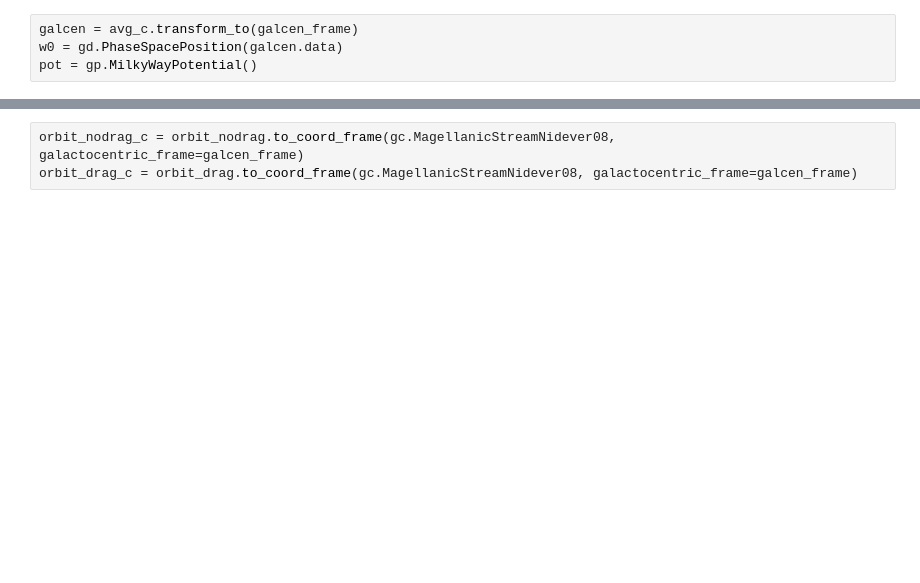
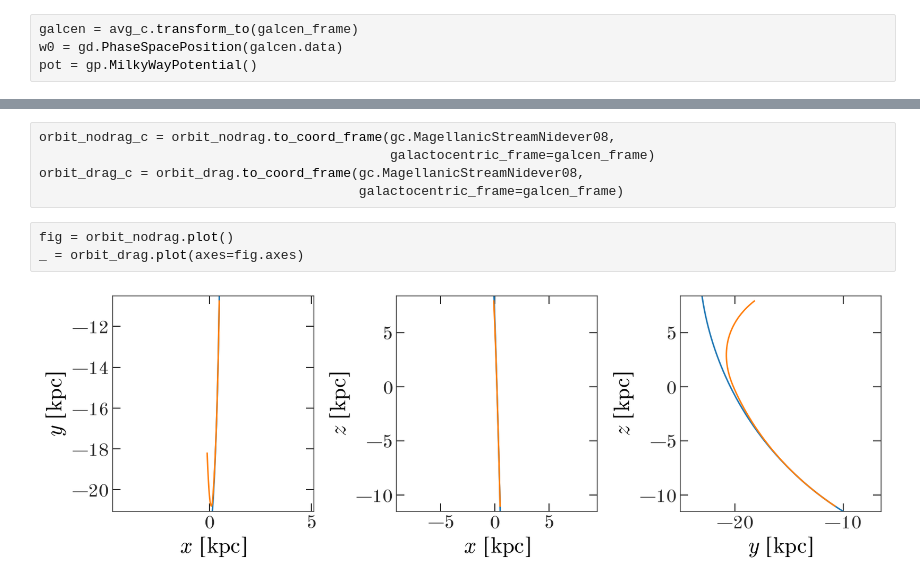
Before and after one commit to adrn/dr2-lmc-cluster, a Jupyter notebook: notebooks/Ram-pressure-orbit.ipynb, the cells around one changed output, grey strips where cells are left out. Cells and saved outputs as stored; diff of their text form; blank space fills up the shorter version.

```diff
--- a/notebooks/Ram-pressure-orbit.ipynb
+++ b/notebooks/Ram-pressure-orbit.ipynb
@@ -130,4 +180,11 @@ Text(0,0.5,'$z$ [kpc]')
 # %%
-orbit_nodrag_c = orbit_nodrag.to_coord_frame(gc.MagellanicStreamNidever08, galactocentric_frame=galcen_frame)
-orbit_drag_c = orbit_drag.to_coord_frame(gc.MagellanicStreamNidever08, galactocentric_frame=galcen_frame)
+orbit_nodrag_c = orbit_nodrag.to_coord_frame(gc.MagellanicStreamNidever08,
+                                             galactocentric_frame=galcen_frame)
+orbit_drag_c = orbit_drag.to_coord_frame(gc.MagellanicStreamNidever08,
+                                         galactocentric_frame=galcen_frame)
+# %%
+fig = orbit_nodrag.plot()
+_ = orbit_drag.plot(axes=fig.axes)
+# %% [output]
+[figure, added]
 # %%
```
Also changed, not shown: parts of 27 cells of this notebook.
